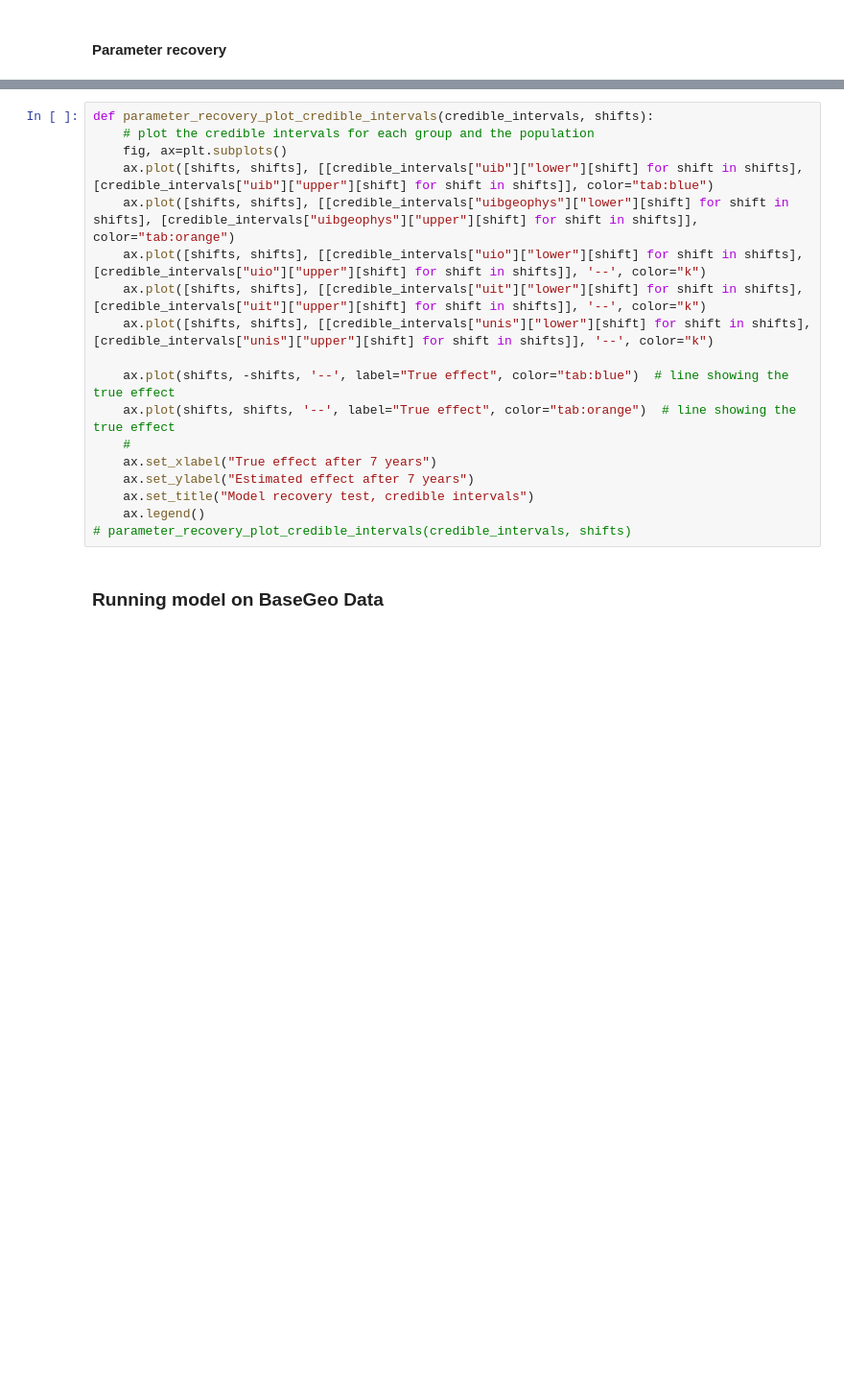
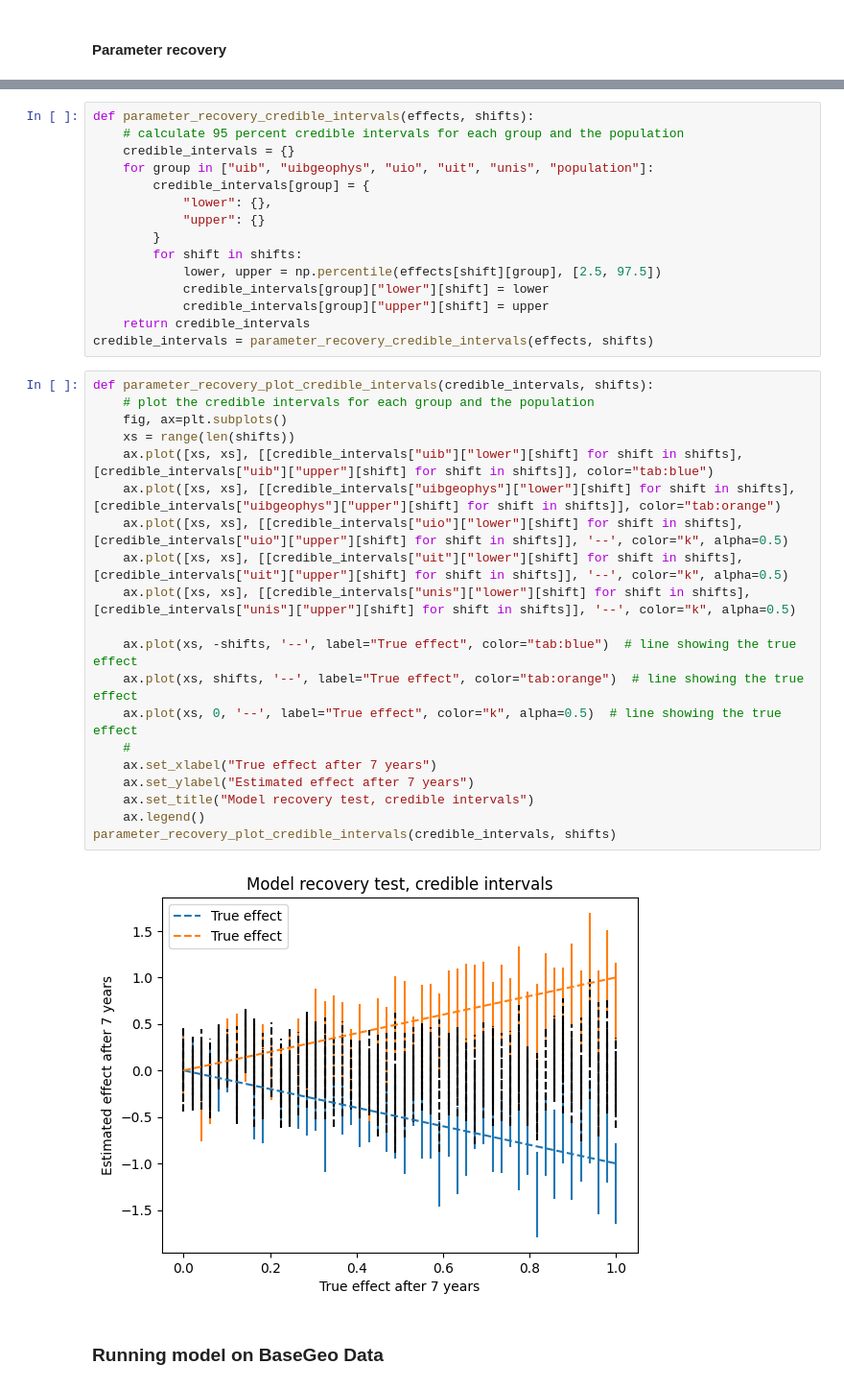
Before and after one commit to HarryYouAreAWizard/BaseGeo_2_0_data_analysis, a Jupyter notebook: OrdinalRegression.ipynb, the cells around one changed output, grey strips where cells are left out. Shown at 96% size. Drawn from its saved outputs; the diff is of its cells as text; blank space fills up the shorter version.

```diff
--- a/OrdinalRegression.ipynb
+++ b/OrdinalRegression.ipynb
@@ -569,21 +576,40 @@ def parameter_recovery_plot(effects, shifts):
+# %%
+def parameter_recovery_credible_intervals(effects, shifts):
+    # calculate 95 percent credible intervals for each group and the population
+    credible_intervals = {}
+    for group in ["uib", "uibgeophys", "uio", "uit", "unis", "population"]:
+        credible_intervals[group] = {
+            "lower": {},
+            "upper": {}
+        }
+        for shift in shifts:
+            lower, upper = np.percentile(effects[shift][group], [2.5, 97.5])
+            credible_intervals[group]["lower"][shift] = lower
+            credible_intervals[group]["upper"][shift] = upper
+    return credible_intervals
+credible_intervals = parameter_recovery_credible_intervals(effects, shifts)
 # %%
 def parameter_recovery_plot_credible_intervals(credible_intervals, shifts):
     # plot the credible intervals for each group and the population
     fig, ax=plt.subplots()
-    ax.plot([shifts, shifts], [[credible_intervals["uib"]["lower"][shift] for shift in shifts], [credible_intervals["uib"]["upper"][shift] for shift in shifts]], color="tab:blue")
-    ax.plot([shifts, shifts], [[credible_intervals["uibgeophys"]["lower"][shift] for shift in shifts], [credible_intervals["uibgeophys"]["upper"][shift] for shift in shifts]], color="tab:orange")
-    ax.plot([shifts, shifts], [[credible_intervals["uio"]["lower"][shift] for shift in shifts], [credible_intervals["uio"]["upper"][shift] for shift in shifts]], '--', color="k")
-    ax.plot([shifts, shifts], [[credible_intervals["uit"]["lower"][shift] for shift in shifts], [credible_intervals["uit"]["upper"][shift] for shift in shifts]], '--', color="k")
-    ax.plot([shifts, shifts], [[credible_intervals["unis"]["lower"][shift] for shift in shifts], [credible_intervals["unis"]["upper"][shift] for shift in shifts]], '--', color="k")
+    xs = range(len(shifts))
+    ax.plot([xs, xs], [[credible_intervals["uib"]["lower"][shift] for shift in shifts], [credible_intervals["uib"]["upper"][shift] for shift in shifts]], color="tab:blue")
+    ax.plot([xs, xs], [[credible_intervals["uibgeophys"]["lower"][shift] for shift in shifts], [credible_intervals["uibgeophys"]["upper"][shift] for shift in shifts]], color="tab:orange")
+    ax.plot([xs, xs], [[credible_intervals["uio"]["lower"][shift] for shift in shifts], [credible_intervals["uio"]["upper"][shift] for shift in shifts]], '--', color="k", alpha=0.5)
+    ax.plot([xs, xs], [[credible_intervals["uit"]["lower"][shift] for shift in shifts], [credible_intervals["uit"]["upper"][shift] for shift in shifts]], '--', color="k", alpha=0.5)
+    ax.plot([xs, xs], [[credible_intervals["unis"]["lower"][shift] for shift in shifts], [credible_intervals["unis"]["upper"][shift] for shift in shifts]], '--', color="k", alpha=0.5)
 
-    ax.plot(shifts, -shifts, '--', label="True effect", color="tab:blue")  # line showing the true effect
-    ax.plot(shifts, shifts, '--', label="True effect", color="tab:orange")  # line showing the true effect
+    ax.plot(xs, -shifts, '--', label="True effect", color="tab:blue")  # line showing the true effect
+    ax.plot(xs, shifts, '--', label="True effect", color="tab:orange")  # line showing the true effect
+    ax.plot(xs, 0, '--', label="True effect", color="k", alpha=0.5)  # line showing the true effect
     #
     ax.set_xlabel("True effect after 7 years")
     ax.set_ylabel("Estimated effect after 7 years")
     ax.set_title("Model recovery test, credible intervals")
     ax.legend()
-# parameter_recovery_plot_credible_intervals(credible_intervals, shifts)
+parameter_recovery_plot_credible_intervals(credible_intervals, shifts)
+# %% [output]
+[figure, added]
 # %% [markdown]
 ### Running model on BaseGeo Data
 # %% [markdown]
```
Also changed, not shown: parts of 6 cells of this notebook, 2 other files.
